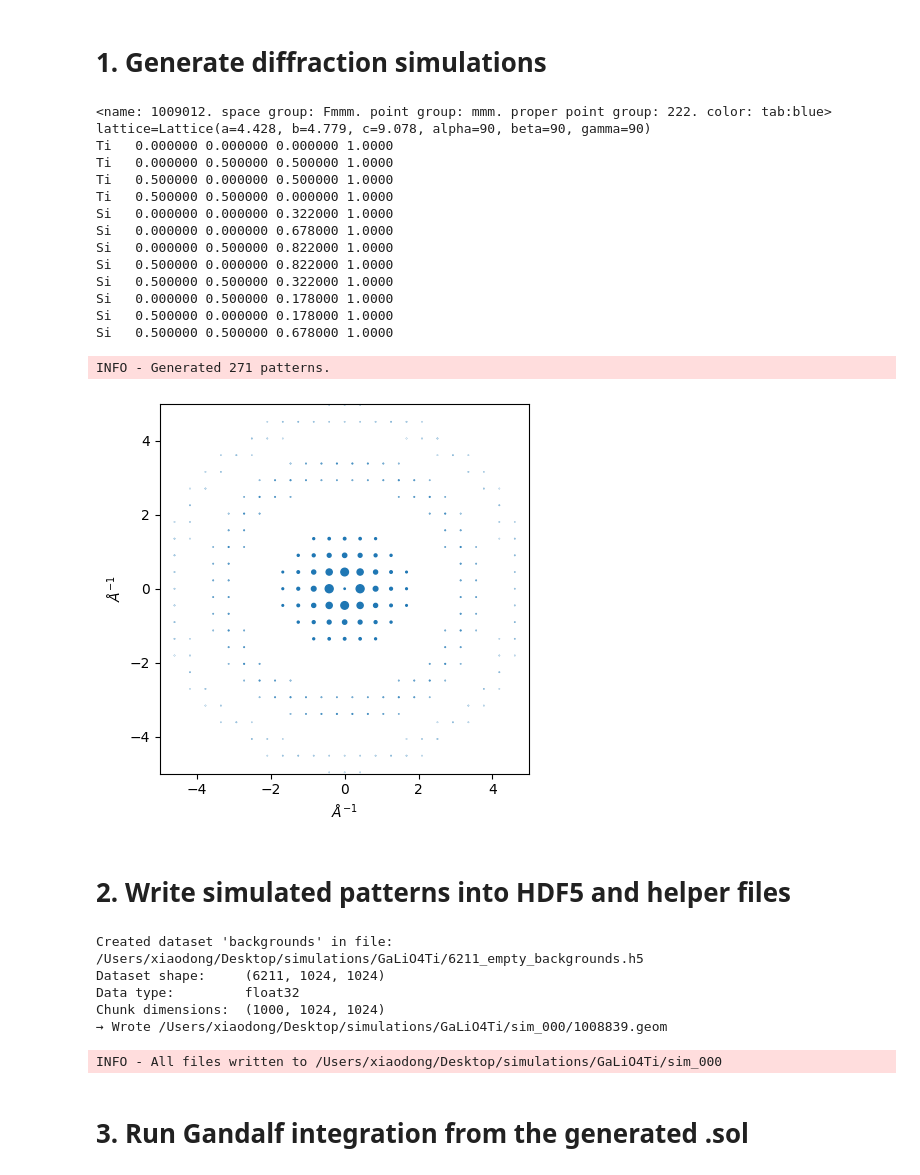
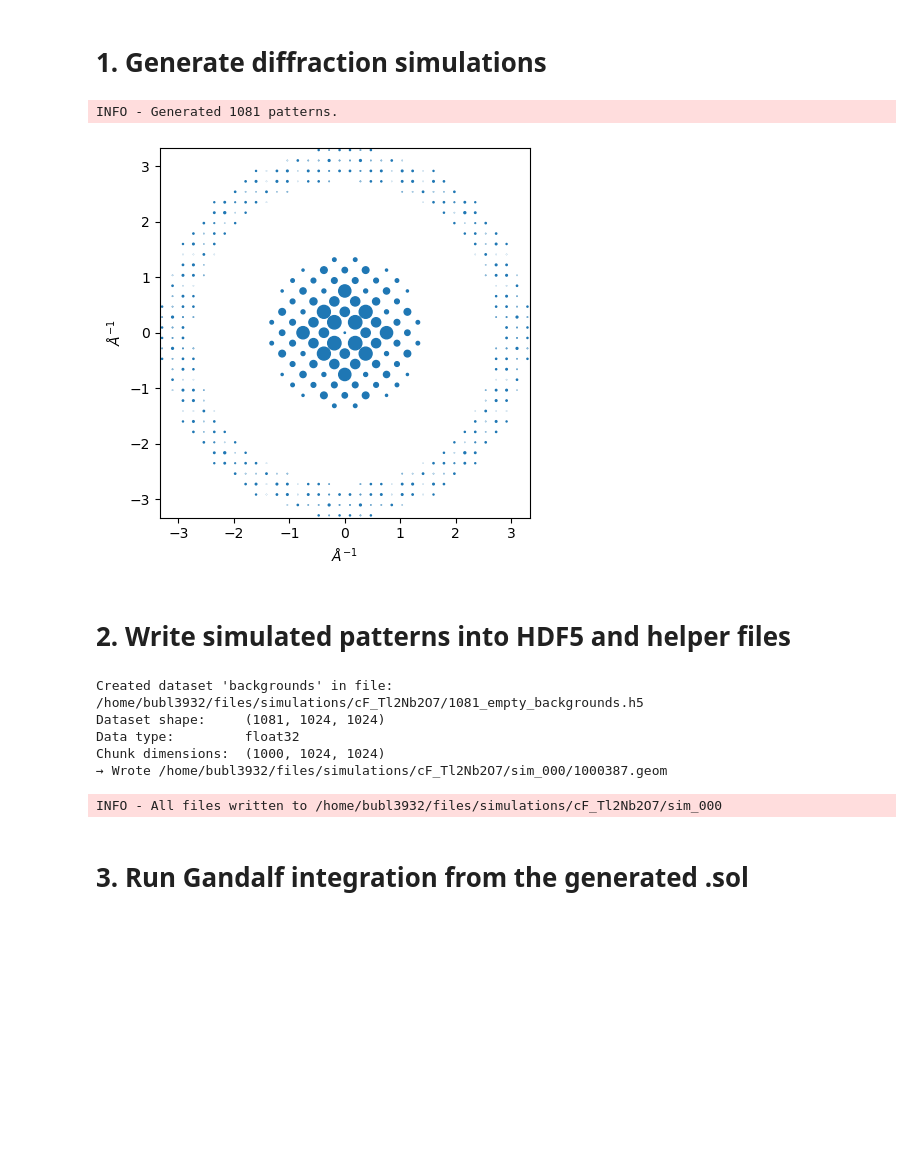
Before and after one commit to bstrb/simSSED, a Jupyter notebook: notebook/simulate_PDB_CIF.ipynb, the cells around one changed output. Saved outputs shown, nothing was run; the diff lists cells and outputs as text; code cells hidden in the pictures; blank space fills up the shorter version.

```diff
--- a/notebook/simulate_PDB_CIF.ipynb
+++ b/notebook/simulate_PDB_CIF.ipynb
@@ -15,15 +15,24 @@ from diffpy.structure.spacegroups import GetSpaceGroup
 from parse_pdb_with_scale_remove_h import parse_pdb_with_scale
 
 # ── user-tunable parameters ────────────────────────────────────────────────────
-input = "/Users/xiaodong/Desktop/simulations/GaLiO4Ti/1008839.cif"  #Space group 74 oI
-input = "/Users/xiaodong/Desktop/simulations/Si2Ti/1009012.cif"     #Space group 69 oF
-REF_PATH           = Path(input).expanduser()
-RESOLUTION_DEG     = 5        # orientation sampling
-RECIP_RADIUS_AINV  = 1/0.2       # Å⁻¹
-EXCLUDE_DIRECT_BEAM = True
-MAX_EXC_ERR_AINV   = 0.03
-SHAPE_FACTOR_W_AINV = None
-VOLTAGE_KV         = 300
+# input = "/home/bubl3932/files/simulations/aP_lyso/lyso.pdb"
+input = "/home/bubl3932/files/simulations/cF_Tl2Nb2O7/1000387.cif"
+# input = "/home/bubl3932/files/simulations/cI_Fe5O12Y3/1521848.cif"
+# input = "/home/bubl3932/files/simulations/cP_LTA/7108314.cif"
+# input = "/home/bubl3932/files/simulations/mC_CaMgO6Si2/1000007.cif"
+# input = "/home/bubl3932/files/simulations/mP_C3D3O7Sr/1000002.cif"
+# input = "/home/bubl3932/files/simulations/oA_CdCl2N2/9008053.cif"
+# input = "/home/bubl3932/files/simulations/oC_Cu3O21RbTa7/1001218.cif"
+# input = "/home/bubl3932/files/simulations/oF_Si2Ti/1009012.cif"
+# input = "/home/bubl3932/files/simulations/oI_GaLiO4Ti/1008839.cif"
+# input = "/home/bubl3932/files/simulations/oP_Cd2Zr3/2106134.cif"
+REF_PATH            = Path(input).expanduser()
+RESOLUTION_DEG      = 1         # orientation sampling
+MAX_RESOLUTION      = 0.3       # max simulated resolution in Å
+DIRECT_BEAM         = False     # True = include direct beam, False = exclude direct beam
+MAX_EXC_ERR_AINV    = 0.02      # max excitation error
+SHAPE_FACTOR_W_AINV = None      # shape factor. If None set to max excitation error
+VOLTAGE_KV          = 300       # accelerating voltage in kV
 # ───────────────────────────────────────────────────────────────────────────────
 
 logging.basicConfig(level=logging.INFO, format="%(levelname)s - %(message)s")
@@ -35,53 +44,40 @@ if REF_PATH.suffix == ".pdb":
     phase = Phase(
         space_group=GetSpaceGroup(sg_sym),
         structure=Structure(atoms, Lattice(*cell))
     )
 elif REF_PATH.suffix == ".cif":
     phase = Phase.from_cif(REF_PATH)
 else:
     raise ValueError("Unsupported file format. Please provide a .pdb or .cif file.")
-print(phase)
-print(phase.structure)
+
+# print(phase)
+# print(phase.structure)
 
 orientations = get_sample_reduced_fundamental(
     resolution=RESOLUTION_DEG, point_group=phase.point_group
 )
 
 generator = SimulationGenerator(
     accelerating_voltage=VOLTAGE_KV,
     approximate_precession=False,
 )
 
 sims = generator.calculate_diffraction2d(
     phase               = phase,
     rotation            = orientations,
-    reciprocal_radius   = RECIP_RADIUS_AINV,
-    with_direct_beam    = not EXCLUDE_DIRECT_BEAM,
+    reciprocal_radius   = 1/MAX_RESOLUTION,
+    with_direct_beam    = DIRECT_BEAM,
     max_excitation_error= MAX_EXC_ERR_AINV,
     shape_factor_width  = SHAPE_FACTOR_W_AINV,
     debye_waller_factors= None,
     show_progressbar    = True,
 )
 
 sims.plot()
 logging.info("Generated %d patterns.", sims.current_size)
 # %% [output]
-<name: 1009012. space group: Fmmm. point group: mmm. proper point group: 222. color: tab:blue>
-lattice=Lattice(a=4.428, b=4.779, c=9.078, alpha=90, beta=90, gamma=90)
-Ti   0.000000 0.000000 0.000000 1.0000
-Ti   0.000000 0.500000 0.500000 1.0000
-Ti   0.500000 0.000000 0.500000 1.0000
-Ti   0.500000 0.500000 0.000000 1.0000
-Si   0.000000 0.000000 0.322000 1.0000
-Si   0.000000 0.000000 0.678000 1.0000
-Si   0.000000 0.500000 0.822000 1.0000
-Si   0.500000 0.000000 0.822000 1.0000
-Si   0.500000 0.500000 0.322000 1.0000
-Si   0.000000 0.500000 0.178000 1.0000
-Si   0.500000 0.000000 0.178000 1.0000
-Si   0.500000 0.500000 0.678000 1.0000
+INFO - Generated 1081 patterns.
-INFO - Generated 271 patterns.
-[figure, old version]
+[figure, new version]
 # %% [markdown]
 <!-- # %% [markdown] -->
 # 2. Write simulated patterns into HDF5 and helper files
@@ -89,6 +85,7 @@ INFO - Generated 271 patterns.
 # %%
 import h5py
 from tqdm import tqdm
+from clen_for_resolution import clen_for_dmin
 from generate_cell import write_cell_file
 from generate_geom import write_geom_file
 from calculate_calibration import calculate_calibration
@@ -97,10 +94,10 @@ from helper_functions_UB import copy_h5_file, get_next_simulation_folder
 from compute_B import compute_B
 
 # geometry / detector constants (edit if your setup changes)
-WAVELENGTH_A       = 0.019687
-CLEN_M             = 0.3
-PIXELS_PER_M       = 17_857.14285714286
-IN_PLANE_ANGLE_DEG = 180           # matches .geom definitions
+WAVELENGTH_A       = 0.019687                       # 0.019687 Å = 300 kV electron wavelength
+CLEN_M             = clen_for_dmin(MAX_RESOLUTION)  # camera length in meters
+PIXELS_PER_M       = 17_857.14285714286             # corresponds to 56 µm/pixel size since 1/17857.14285714286 ≈ 56e-6 m
+IN_PLANE_ANGLE_DEG = 180                            # matches .geom definitions
 SIGMA_PIX          = 1
 FAST_MODE          = False
 NORMALISE          = True
@@ -122,10 +119,14 @@ sol_path     = sim_folder / "orientation_matrices.sol"
 # ──────────────────────────────────────────────────────────────────────────────
 
 # write helper files ----------------------------------------------------------
+centering   = phase.space_group.short_name[0].upper()
+if centering == "A" or centering == "C":
+    centering = "S"
+
 write_cell_file(
     {
         "lattice_type": phase.space_group.crystal_system.lower(),
-        "centering"   : phase.space_group.short_name[0].upper(),
+        "centering"   : centering,
         "a"           : phase.structure.lattice.a,
         "b"           : phase.structure.lattice.b,
         "c"           : phase.structure.lattice.c,
@@ -212,7 +213,8 @@ LAT_CODE = {
     'triclinic':'a','monoclinic':'m','orthorhombic':'o',
     'tetragonal':'t','rhombohedral':'h','hexagonal':'h','cubic':'c'
 }
-bravais = f"{LAT_CODE[phase.space_group.crystal_system.lower()]}{phase.space_group.short_name[0].upper()}"
+
+bravais = f"{LAT_CODE[phase.space_group.crystal_system.lower()]}{centering}"
 
 with h5py.File(h5_path, "r") as fh:
     ori = fh["entry/data/simulation_orientation_matrices"][:]  # ← ndarray copy
@@ -224,12 +226,12 @@ with open(sol_path, "w") as fh:
 
 logging.info("All files written to %s", sim_folder)
 # %% [output]
-Created dataset 'backgrounds' in file: /Users/xiaodong/Desktop/simulations/GaLiO4Ti/6211_empty_backgrounds.h5
-Dataset shape:     (6211, 1024, 1024)
+Created dataset 'backgrounds' in file: /home/bubl3932/files/simulations/cF_Tl2Nb2O7/1081_empty_backgrounds.h5
+Dataset shape:     (1081, 1024, 1024)
 Data type:         float32
 Chunk dimensions:  (1000, 1024, 1024)
-→ Wrote /Users/xiaodong/Desktop/simulations/GaLiO4Ti/sim_000/1008839.geom
+→ Wrote /home/bubl3932/files/simulations/cF_Tl2Nb2O7/sim_000/1000387.geom
-INFO - All files written to /Users/xiaodong/Desktop/simulations/GaLiO4Ti/sim_000
+INFO - All files written to /home/bubl3932/files/simulations/cF_Tl2Nb2O7/sim_000
 # %% [markdown]
 <!-- # %% [markdown] -->
 # 3. Run Gandalf integration from the generated .sol
```
Also changed, not shown: parts of 1 cell of this notebook, 4 other files.
